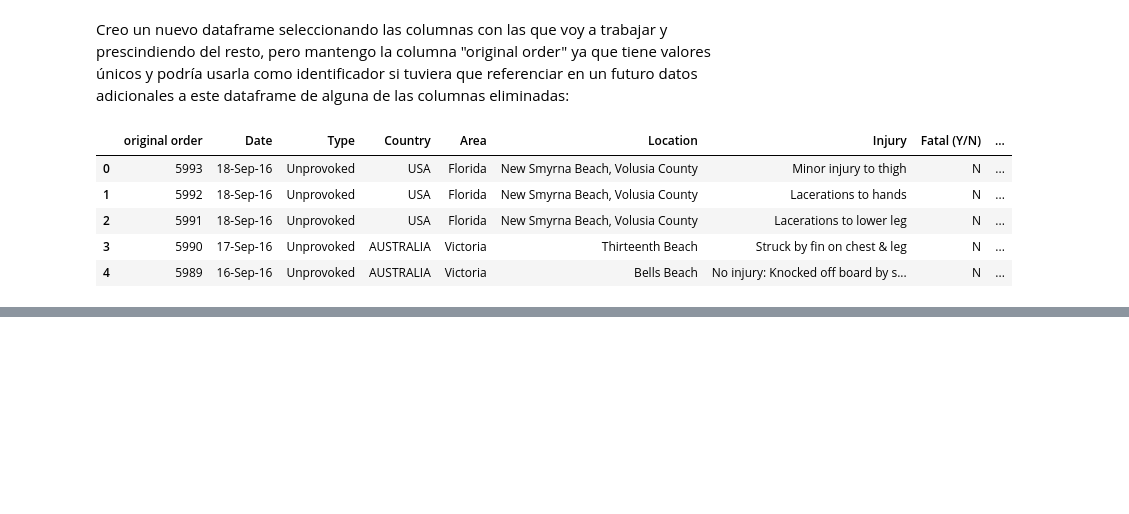
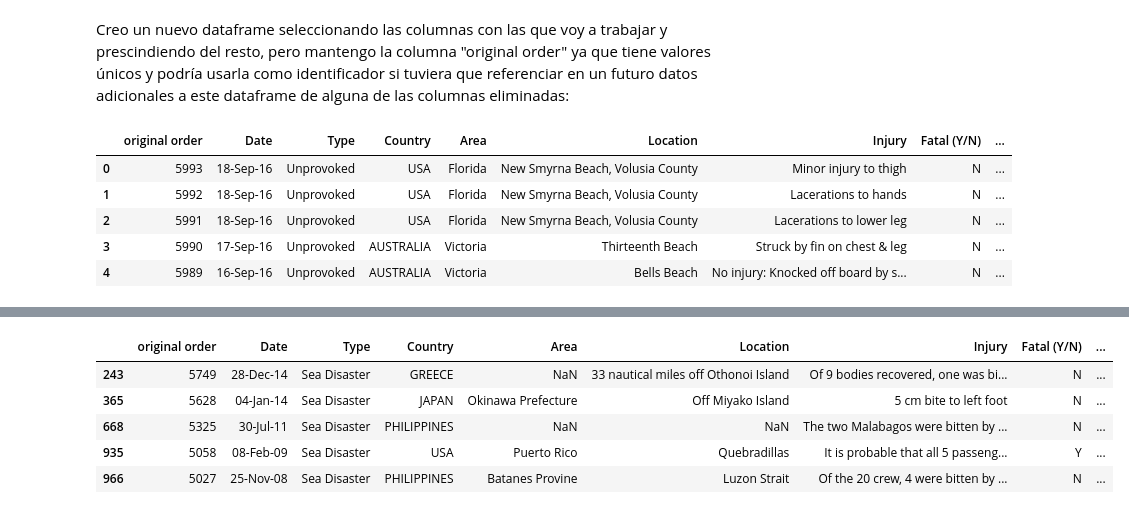
Before and after one commit to emachadoc/datamad0619, a Jupyter notebook: module-1/pandas-project/your-code/[pandas-project] Emma Machado.ipynb, the cells around one changed output, grey strips where cells are left out. Cells and saved outputs as stored; diff of their text form; code cells hidden in the pictures; blank space fills up the shorter version.

```diff
--- a/module-1/pandas-project/your-code/[pandas-project] Emma Machado.ipynb
+++ b/module-1/pandas-project/your-code/[pandas-project] Emma Machado.ipynb
@@ -30,0 +85,10 @@ base.head()
+# %%
+type_disaster = base.query('Type == "Sea Disaster"', inplace = False)
+type_disaster.head()
+# %% [output]
+|  | original order | Date | Type | Country | Area | Location | Injury | Fatal (Y/N) | ... |
+| 243 | 5749 | 28-Dec-14 | Sea Disaster | GREECE | NaN | 33 nautical miles off Othonoi Island | Of 9 bodies recovered, one was bi... | N | ... |
+| 365 | 5628 | 04-Jan-14 | Sea Disaster | JAPAN | Okinawa Prefecture | Off Miyako Island | 5 cm bite to left foot | N | ... |
+| 668 | 5325 | 30-Jul-11 | Sea Disaster | PHILIPPINES | NaN | NaN | The two Malabagos were bitten by ... | N | ... |
+| 935 | 5058 | 08-Feb-09 | Sea Disaster | USA | Puerto Rico | Quebradillas | It is probable that all 5 passeng... | Y | ... |
+| 966 | 5027 | 25-Nov-08 | Sea Disaster | PHILIPPINES | Batanes Provine | Luzon Strait | Of the 20 crew, 4 were bitten by ... | N | ... |
```
Also changed, not shown: parts of 15 cells of this notebook.
